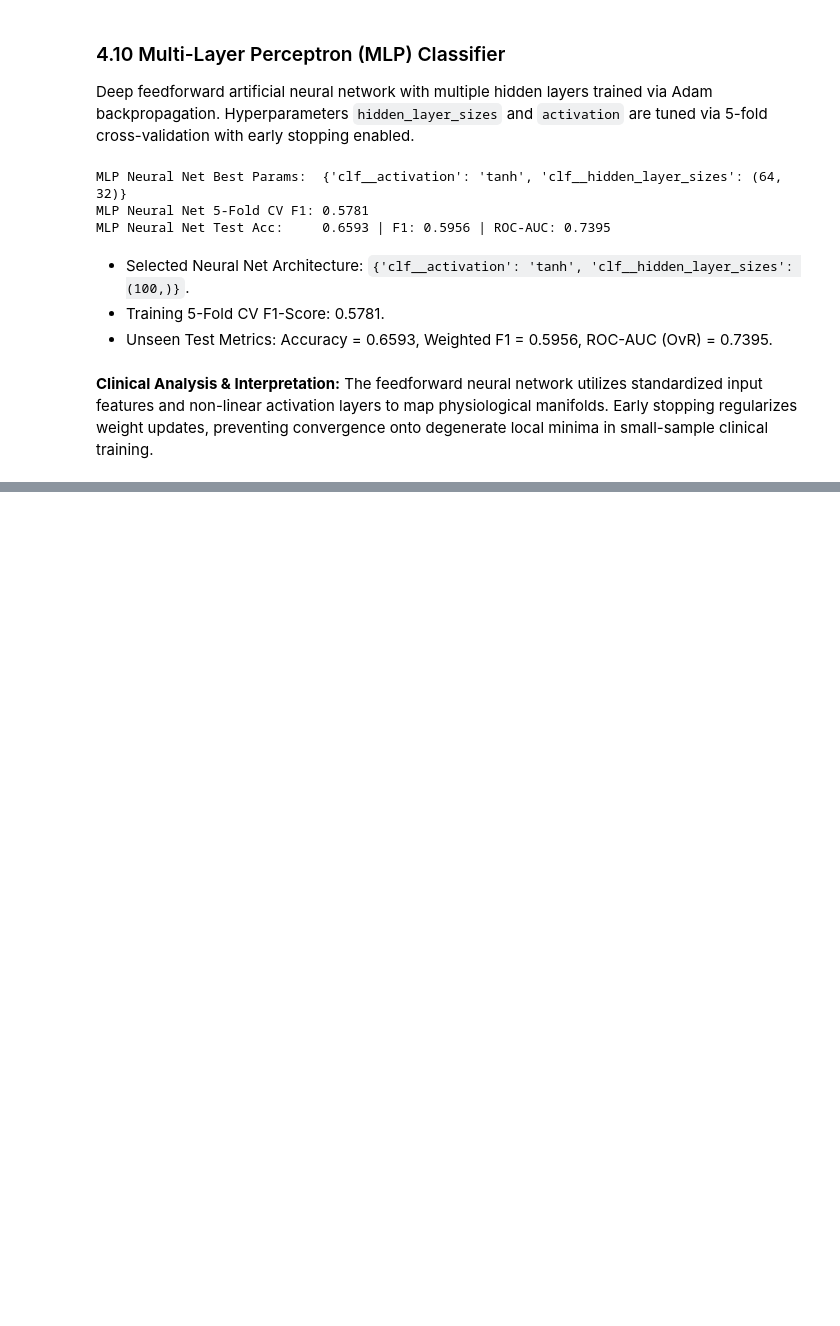
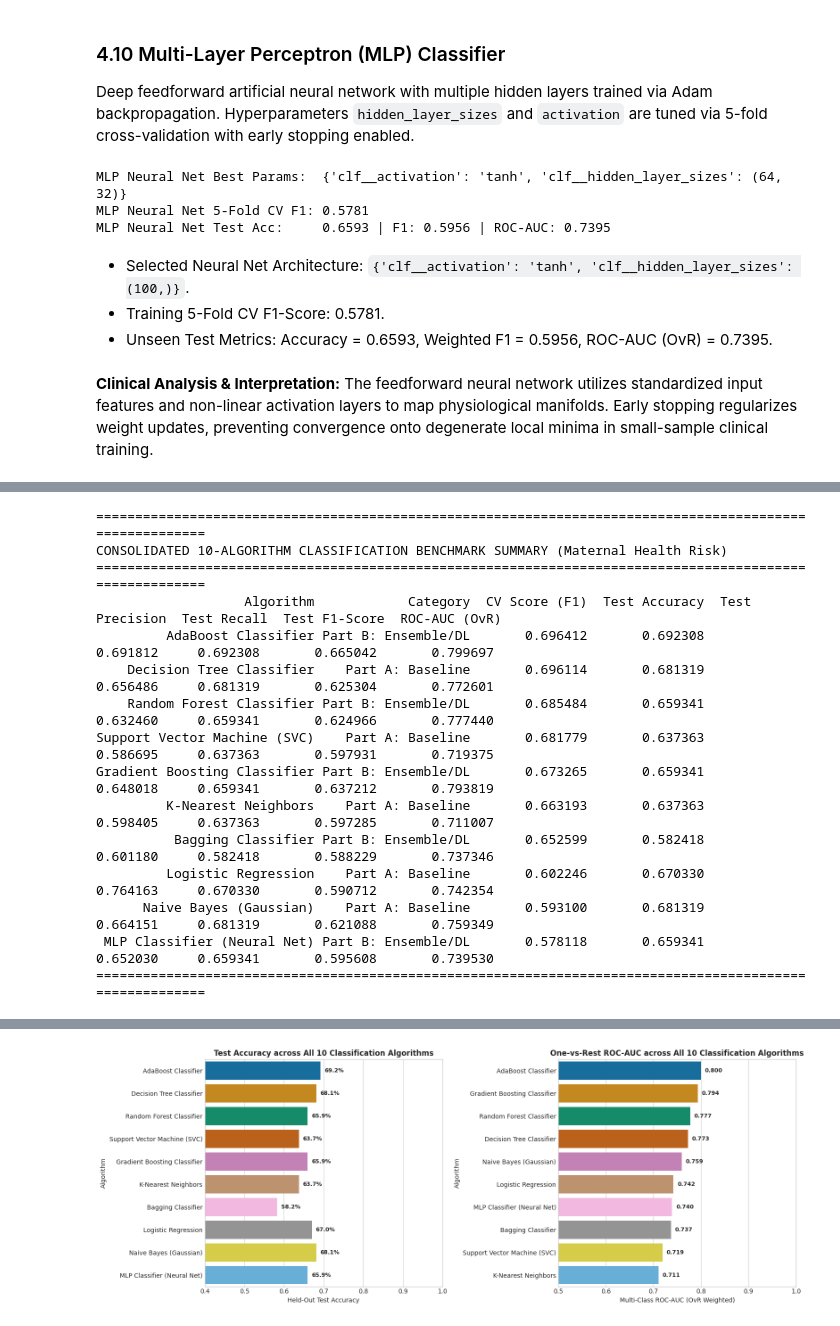
Before and after one commit to wander1112/Ember-Storm, a Jupyter notebook: notebooks/classification.ipynb, the cells around one changed output, grey strips where cells are left out. Saved outputs shown, nothing was run; the diff lists cells and outputs as text; code cells hidden in the pictures; blank space fills up the shorter version.

Commit message:
Hyperparameter tuning, Evaluation metrics and plots

```diff
--- a/notebooks/classification.ipynb
+++ b/notebooks/classification.ipynb
@@ -998,0 +1002,61 @@ The feedforward neural network utilizes standardized input features and non-line
+# %%
+all_summary_rows = []
+for name, data in models_dict.items():
+    cat = "Part B: Ensemble/DL" if name in ['Random Forest Classifier', 'AdaBoost Classifier', 'Gradient Boosting Classifier', 'Bagging Classifier', 'MLP Classifier (Neural Net)'] else "Part A: Baseline"
+    all_summary_rows.append({
+        'Algorithm': name,
+        'Category': cat,
+        'CV Score (F1)': data['cv_score'],
+        'Test Accuracy': data['acc'],
+        'Test Precision': data['prec'],
+        'Test Recall': data['rec'],
+        'Test F1-Score': data['f1'],
+        'ROC-AUC (OvR)': data['roc']
+    })
+
+benchmark_clf_df = pd.DataFrame(all_summary_rows).sort_values(by='CV Score (F1)', ascending=False).reset_index(drop=True)
+
+print("="*105)
+print("CONSOLIDATED 10-ALGORITHM CLASSIFICATION BENCHMARK SUMMARY (Maternal Health Risk)")
+print("="*105)
+print(benchmark_clf_df.to_string(index=False))
+print("="*105)
+display(benchmark_clf_df)
+
+# Comparative Benchmark Visualizations
+fig, axes = plt.subplots(1, 2, figsize=(16, 6))
+
+sns.barplot(data=benchmark_clf_df, x='Test Accuracy', y='Algorithm', palette='colorblind', ax=axes[0])
+axes[0].set_title('Test Accuracy across All 10 Classification Algorithms', fontsize=12, fontweight='bold')
+axes[0].set_xlabel('Held-Out Test Accuracy')
+axes[0].set_ylabel('Algorithm')
+axes[0].set_xlim(0.4, 1.0)
+for i, v in enumerate(benchmark_clf_df['Test Accuracy']):
+    axes[0].text(v + 0.01, i, f'{v*100:.1f}%', va='center', fontweight='bold', fontsize=9)
+
+sns.barplot(data=benchmark_clf_df.sort_values(by='ROC-AUC (OvR)', ascending=False), x='ROC-AUC (OvR)', y='Algorithm', palette='colorblind', ax=axes[1])
+axes[1].set_title('One-vs-Rest ROC-AUC across All 10 Classification Algorithms', fontsize=12, fontweight='bold')
+axes[1].set_xlabel('Multi-Class ROC-AUC (OvR Weighted)')
+axes[1].set_ylabel('Algorithm')
+axes[1].set_xlim(0.5, 1.0)
+for i, v in enumerate(benchmark_clf_df.sort_values(by='ROC-AUC (OvR)', ascending=False)['ROC-AUC (OvR)']):
+    axes[1].text(v + 0.008, i, f'{v:.3f}', va='center', fontweight='bold', fontsize=9)
+
+plt.tight_layout()
+plt.show()
+# %% [output]
+=========================================================================================================
+CONSOLIDATED 10-ALGORITHM CLASSIFICATION BENCHMARK SUMMARY (Maternal Health Risk)
+=========================================================================================================
+                   Algorithm            Category  CV Score (F1)  Test Accuracy  Test Precision  Test Recall  Test F1-Score  ROC-AUC (OvR)
+         AdaBoost Classifier Part B: Ensemble/DL       0.696412       0.692308        0.691812     0.692308       0.665042       0.799697
+    Decision Tree Classifier    Part A: Baseline       0.696114       0.681319        0.656486     0.681319       0.625304       0.772601
+    Random Forest Classifier Part B: Ensemble/DL       0.685484       0.659341        0.632460     0.659341       0.624966       0.777440
+Support Vector Machine (SVC)    Part A: Baseline       0.681779       0.637363        0.586695     0.637363       0.597931       0.719375
+Gradient Boosting Classifier Part B: Ensemble/DL       0.673265       0.659341        0.648018     0.659341       0.637212       0.793819
+         K-Nearest Neighbors    Part A: Baseline       0.663193       0.637363        0.598405     0.637363       0.597285       0.711007
+          Bagging Classifier Part B: Ensemble/DL       0.652599       0.582418        0.601180     0.582418       0.588229       0.737346
+         Logistic Regression    Part A: Baseline       0.602246       0.670330        0.764163     0.670330       0.590712       0.742354
+      Naive Bayes (Gaussian)    Part A: Baseline       0.593100       0.681319        0.664151     0.681319       0.621088       0.759349
+ MLP Classifier (Neural Net) Part B: Ensemble/DL       0.578118       0.659341        0.652030     0.659341       0.595608       0.739530
+=========================================================================================================
@@ -998,0 +1074 @@ The feedforward neural network utilizes standardized input features and non-line
+[figure, added]
```
Also changed, not shown: parts of 8 cells of this notebook.
